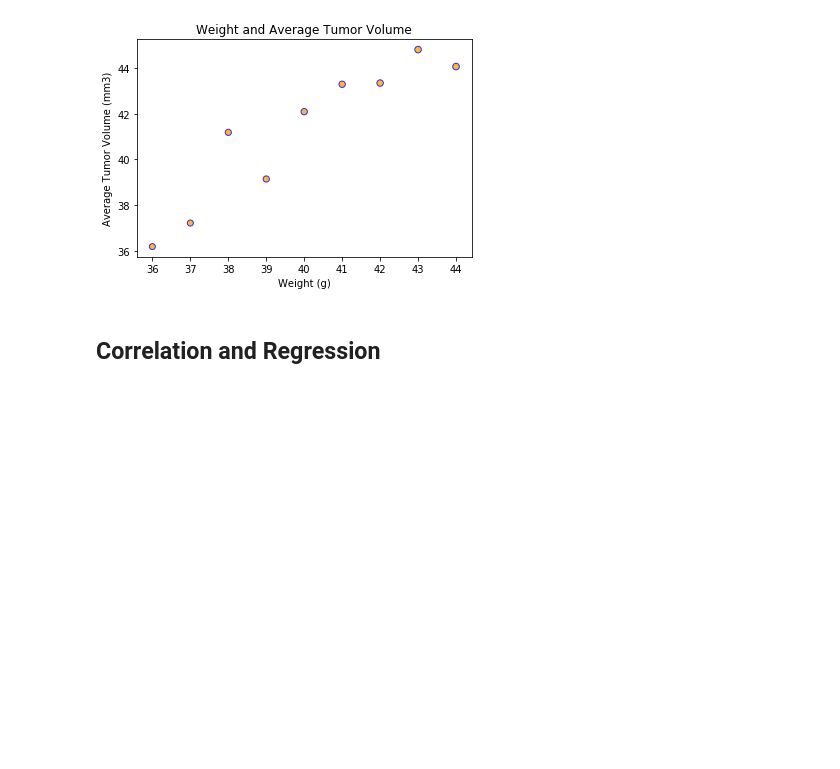
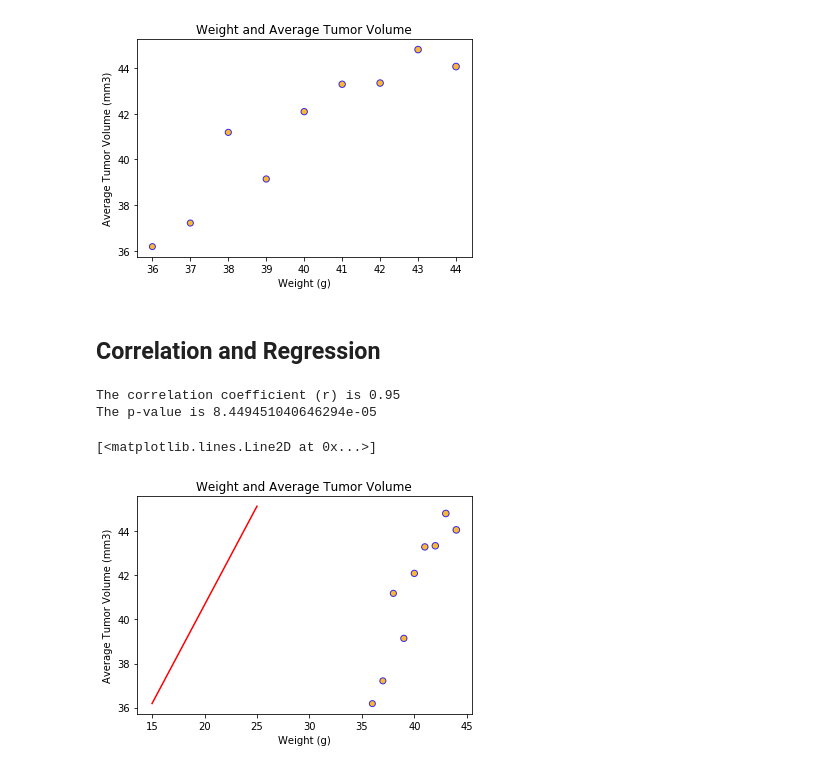
Before and after one commit to debrawu/matplotlib-challenge, a Jupyter notebook: Pymaceuticals/pymaceuticals_starter.ipynb, the cells around one changed output. Cells and saved outputs as stored; diff of their text form; code cells hidden in the pictures; blank space fills up the shorter version.

Commit message:
might have calcuated corelation coefficient

```diff
--- a/Pymaceuticals/pymaceuticals_starter.ipynb
+++ b/Pymaceuticals/pymaceuticals_starter.ipynb
@@ -577,3 +563,42 @@ Text(0.5, 1.0, 'Weight and Average Tumor Volume')
 # %%
 # Calculate the correlation coefficient and linear regression model
 # for mouse weight and average tumor volume for the Capomulin regimen
+
+new = weight_group.reset_index()
+mouse_weight = new['Weight (g)']
+cap_tum = new['Tumor Volume (mm3)']
+
+correlation = sts.pearsonr(mouse_weight, cap_tum)
+
+print(f"The correlation coefficient (r) is {round(correlation[0],2)}")
+print(f"The p-value is {correlation[1]}")
+# %% [output]
+The correlation coefficient (r) is 0.95
+The p-value is 8.449451040646294e-05
+# %%
+plt.scatter(x=x_axis, y=data, marker="o", facecolors="orange", edgecolors="blue", s=x_axis, alpha=0.8)
+plt.xlabel('Weight (g)')
+plt.ylabel('Average Tumor Volume (mm3)')
+plt.title('Weight and Average Tumor Volume')
+
+# Run the regression and store each of the returned values
+(slope, intercept, rvalue, pvalue, stderr) = linregress(mouse_weight, cap_tum)
+
+# Calculate the predictions for each value of x (blood pressure)
+regress_values = mouse_weight * slope + intercept
+
+# Create the linear equation
+line_eq = "y = " + str(round(slope,2)) + "x + " + str(round(intercept,2))
+
+# Plot the regression line
+plt.plot(mouse_weight, regress_values, "red")
+
+# # Add the linear equation to the plot
+# plt.annotate(line_eq, (-0.12, 330), fontsize=15, color="red")
+# plt.annotate(f"R2 = {round(rvalue**2,3)}", (-0.12, 315), fontsize=15, color="red")
+
+# # calculate r2
+# print(f"The r-squared is: {rvalue**2}")
+# %% [output]
+[<matplotlib.lines.Line2D at 0x...>]
+[figure, added]
```
Also changed, not shown: parts of 4 cells of this notebook.
